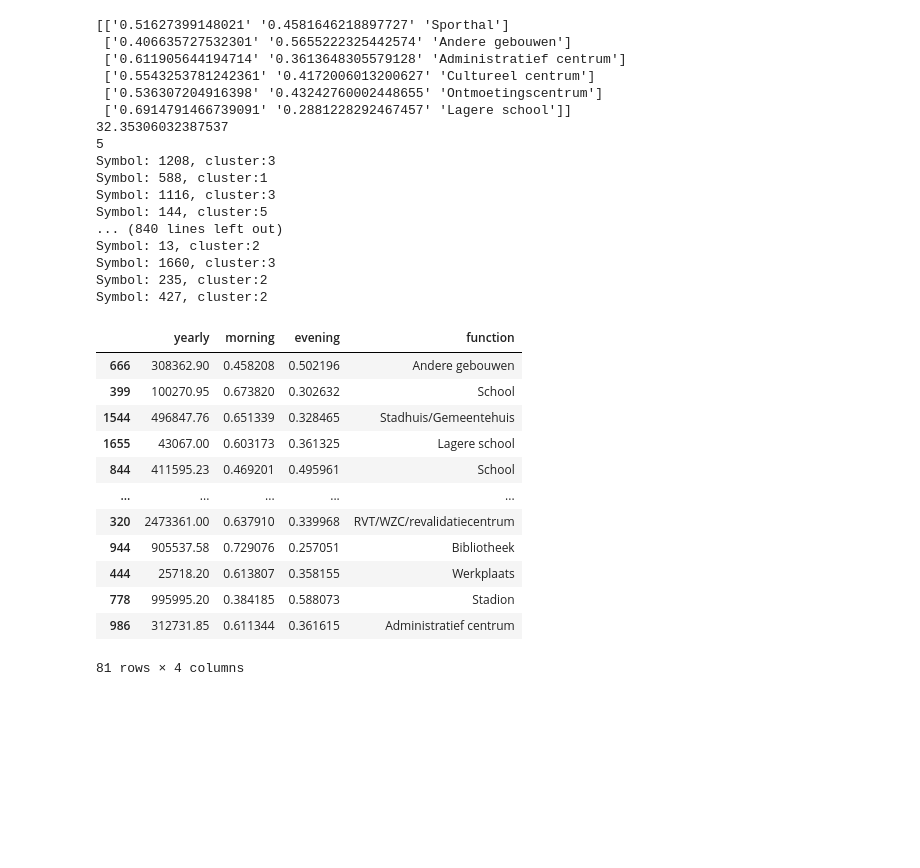
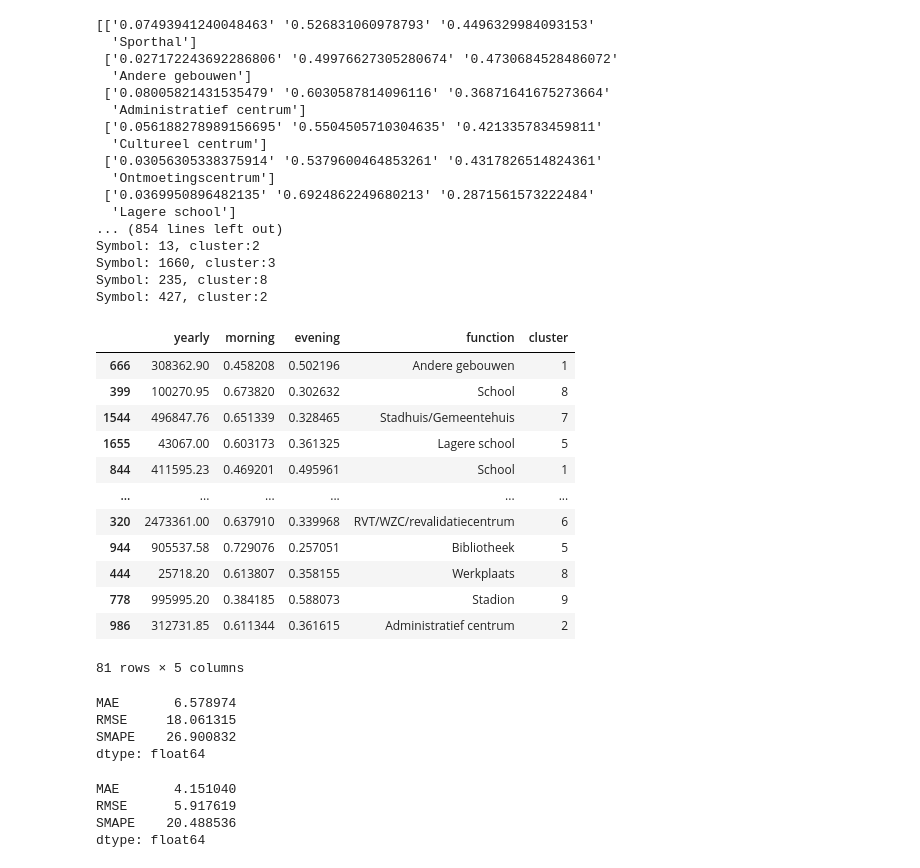
Before and after one commit to EVERGi/SLP_generator, a Jupyter notebook: notebooks/kprototypes.ipynb, the cells around one changed output. Saved outputs shown, nothing was run; the diff lists cells and outputs as text; code cells hidden in the pictures; blank space fills up the shorter version.

Commit message:
include yearly

```diff
--- a/notebooks/kprototypes.ipynb
+++ b/notebooks/kprototypes.ipynb
@@ -33,6 +36,8 @@ features['ID'] = features.index
 features = features[features['function'] != 'Kast']
 features['morning'] = features.iloc[:,4:16].sum(axis=1)
 features['evening'] = features.iloc[:,np.r_[1:4,16:24]].sum(axis=1)
-ds = features[['morning', 'evening', 'function']].copy()
+# scale yearly column to 0-1 with minmax scaler
+ds = features[['yearly', 'morning', 'evening', 'function']].copy()
+ds['yearly'] = MinMaxScaler().fit_transform(ds['yearly'].values.reshape(-1,1))
 ds
 # %% [output]
@@ -52,6 +57,6 @@ ds
 # %%
-kproto = KPrototypes(n_clusters=6, init='Cao', verbose=2)
-clusters = kproto.fit_predict(ds, categorical=[2])
+kproto = KPrototypes(n_clusters=10, init='Cao', verbose=2)
+clusters = kproto.fit_predict(ds, categorical=[3])
 features['cluster'] = clusters
 # %% [output]
 Initialization method and algorithm are deterministic. Setting n_init to 1.
@@ -81,22 +109,22 @@ print(kproto.n_iter_)
 for s, c in zip(ds.index, clusters):
     print(f"Symbol: {s}, cluster:{c}")
 # %% [output]
-[['0.51627399148021' '0.4581646218897727' 'Sporthal']
- ['0.406635727532301' '0.5655222325442574' 'Andere gebouwen']
- ['0.611905644194714' '0.3613648305579128' 'Administratief centrum']
- ['0.5543253781242361' '0.4172006013200627' 'Cultureel centrum']
- ['0.536307204916398' '0.43242760002448655' 'Ontmoetingscentrum']
- ['0.6914791466739091' '0.2881228292467457' 'Lagere school']]
-32.35306032387537
-5
-Symbol: 1208, cluster:3
-Symbol: 588, cluster:1
-Symbol: 1116, cluster:3
-Symbol: 144, cluster:5
-... (840 lines left out)
+[['0.07493941240048463' '0.526831060978793' '0.4496329984093153'
+  'Sporthal']
+ ['0.027172243692286806' '0.49976627305280674' '0.4730684528486072'
+  'Andere gebouwen']
+ ['0.08005821431535479' '0.6030587814096116' '0.36871641675273664'
+  'Administratief centrum']
+ ['0.056188278989156695' '0.5504505710304635' '0.421335783459811'
+  'Cultureel centrum']
+ ['0.03056305338375914' '0.5379600464853261' '0.4317826514824361'
+  'Ontmoetingscentrum']
+ ['0.0369950896482135' '0.6924862249680213' '0.2871561573222484'
+  'Lagere school']
+... (854 lines left out)
 Symbol: 13, cluster:2
 Symbol: 1660, cluster:3
-Symbol: 235, cluster:2
+Symbol: 235, cluster:8
 Symbol: 427, cluster:2
 # %%
 st_p = pd.DataFrame()
@@ -116,34 +144,36 @@ for k, clust in enumerate(np.unique(clusters)):
 # %%
 # Read the features from the csv file
 features = pd.read_csv('data/social_features_test.csv', index_col=0)
 # read metadata csv
 metadata = pd.read_csv('data/EANLIJST_METADATA.csv', index_col=0, sep   = ';')
 # ADD the functietype column to the features
 features['function'] = metadata['Patrimonium Functietype']
 # read more metrics from csv
 features.isnull().sum()
 features.dropna(inplace=True)
 features['ID'] = features.index
 # drop rows with kast as function
 features = features[features['function'] != 'Kast']
 features['morning'] = features.iloc[:,4:16].sum(axis=1)
 features['evening'] = features.iloc[:,np.r_[1:4,16:24]].sum(axis=1)
 subset = features[['yearly','morning', 'evening', 'function']].copy()
+subset['yearly'] = MinMaxScaler().transform(subset['yearly'].values.reshape(-1,1))
+subset['cluster'] = kproto.predict(subset.iloc[:,1:], categorical=[2])
 subset
 # %% [output]
-|  | yearly | morning | evening | function |
-| 666 | 308362.90 | 0.458208 | 0.502196 | Andere gebouwen |
-| 399 | 100270.95 | 0.673820 | 0.302632 | School |
-| 1544 | 496847.76 | 0.651339 | 0.328465 | Stadhuis/Gemeentehuis |
-| 1655 | 43067.00 | 0.603173 | 0.361325 | Lagere school |
-| 844 | 411595.23 | 0.469201 | 0.495961 | School |
-| ... | ... | ... | ... | ... |
-| 320 | 2473361.00 | 0.637910 | 0.339968 | RVT/WZC/revalidatiecentrum |
-| 944 | 905537.58 | 0.729076 | 0.257051 | Bibliotheek |
-| 444 | 25718.20 | 0.613807 | 0.358155 | Werkplaats |
-| 778 | 995995.20 | 0.384185 | 0.588073 | Stadion |
-| 986 | 312731.85 | 0.611344 | 0.361615 | Administratief centrum |
+|  | yearly | morning | evening | function | cluster |
+| 666 | 308362.90 | 0.458208 | 0.502196 | Andere gebouwen | 1 |
+| 399 | 100270.95 | 0.673820 | 0.302632 | School | 8 |
+| 1544 | 496847.76 | 0.651339 | 0.328465 | Stadhuis/Gemeentehuis | 7 |
+| 1655 | 43067.00 | 0.603173 | 0.361325 | Lagere school | 5 |
+| 844 | 411595.23 | 0.469201 | 0.495961 | School | 1 |
+| ... | ... | ... | ... | ... | ... |
+| 320 | 2473361.00 | 0.637910 | 0.339968 | RVT/WZC/revalidatiecentrum | 6 |
+| 944 | 905537.58 | 0.729076 | 0.257051 | Bibliotheek | 5 |
+| 444 | 25718.20 | 0.613807 | 0.358155 | Werkplaats | 8 |
+| 778 | 995995.20 | 0.384185 | 0.588073 | Stadion | 9 |
+| 986 | 312731.85 | 0.611344 | 0.361615 | Administratief centrum | 2 |
-81 rows × 4 columns
+81 rows × 5 columns
 # %%
 mae = {}
 rmse = {}
@@ -169,0 +200,14 @@ temp_df.to_csv('./results/Kris.csv')
+# %%
+temp_df.mean()
+# %% [output]
+MAE       6.578974
+RMSE     18.061315
+SMAPE    26.900832
+dtype: float64
+# %%
+temp_df.median()
+# %% [output]
+MAE       4.151040
+RMSE      5.917619
+SMAPE    20.488536
+dtype: float64
```
Also changed, not shown: parts of 5 cells of this notebook.
